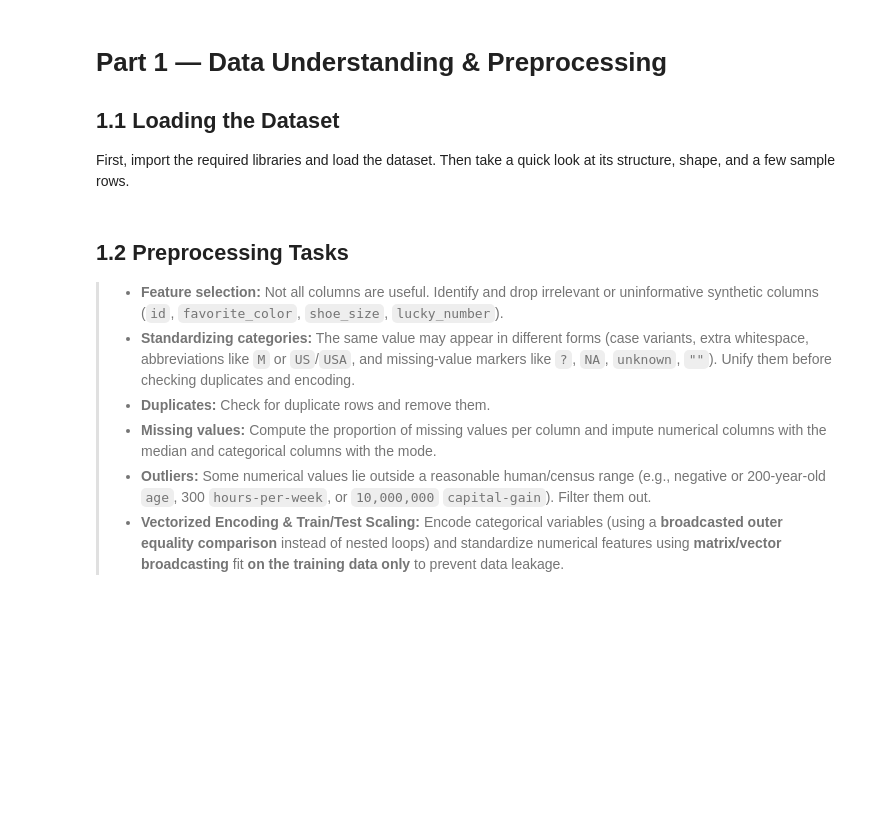
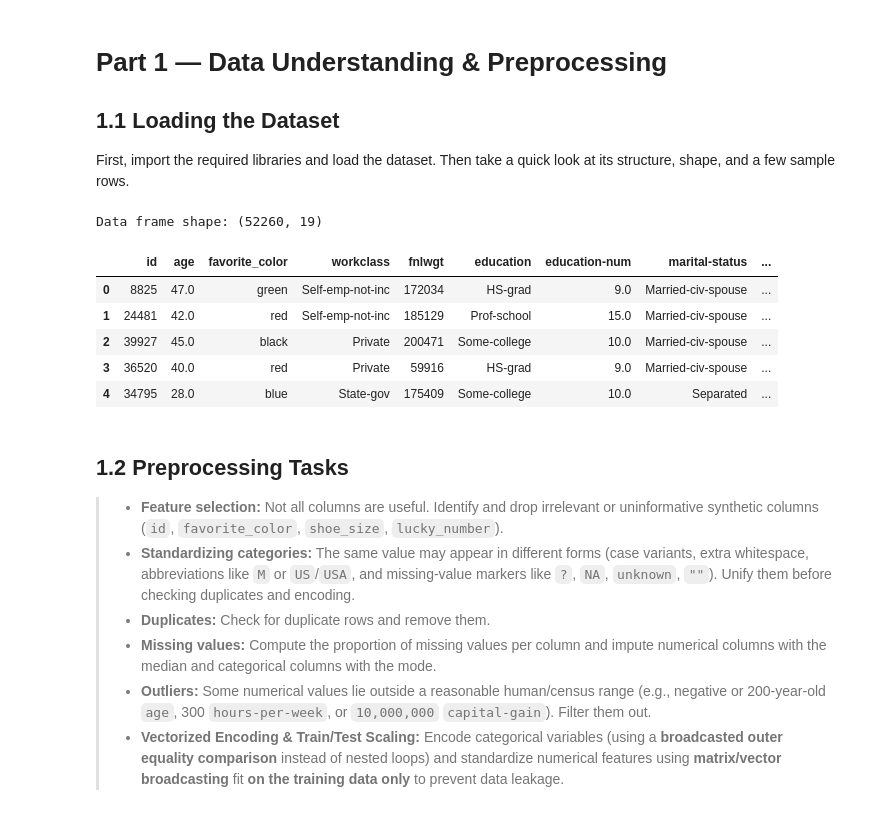
Before and after one commit to EhsnAbdllh/Nerual-Networks_4051AI, a Jupyter notebook: ANN_Project.ipynb, the cells around one changed output. Cells and saved outputs as stored; diff of their text form; code cells hidden in the pictures; blank space fills up the shorter version.

```diff
--- a/ANN_Project.ipynb
+++ b/ANN_Project.ipynb
@@ -50,25 +50,37 @@ First, import the required libraries and load the dataset. Then take a quick loo
 # %%
 # DO NOT IMPORT ANY OTHER DEEP LEARNING LIBRARY
 import pandas as pd
 import numpy as np
 import matplotlib.pyplot as plt
 import seaborn as sns
 import time
 from tqdm import tqdm
 from copy import deepcopy
 
 %matplotlib inline
 
 # Set random seed for reproducibility
 seed = 42
 np.random.seed(seed)
 
 # START TODO ################
 # Load the dataset from "adult_full_merged.csv"
 # Display the shape of the dataset
 # Show the first 5 rows
-df = None
+df = pd.read_csv("adult_full_merged.csv")
+
+print(f"Data frame shape: {df.shape}")
+
+display(df.head())
 # END TODO ##################
+# %% [output]
+Data frame shape: (52260, 19)
+|  | id | age | favorite_color | workclass | fnlwgt | education | education-num | marital-status | ... |
+| 0 | 8825 | 47.0 | green | Self-emp-not-inc | 172034 | HS-grad | 9.0 | Married-civ-spouse | ... |
+| 1 | 24481 | 42.0 | red | Self-emp-not-inc | 185129 | Prof-school | 15.0 | Married-civ-spouse | ... |
+| 2 | 39927 | 45.0 | black | Private | 200471 | Some-college | 10.0 | Married-civ-spouse | ... |
+| 3 | 36520 | 40.0 | red | Private | 59916 | HS-grad | 9.0 | Married-civ-spouse | ... |
+| 4 | 34795 | 28.0 | blue | State-gov | 175409 | Some-college | 10.0 | Separated | ... |
 # %% [markdown]
 ## 1.2 Preprocessing Tasks
 > - **Feature selection:** Not all columns are useful. Identify and drop irrelevant or uninformative synthetic columns (`id`, `favorite_color`, `shoe_size`, `lucky_number`).
```
Also changed, not shown: parts of 8 cells of this notebook.
